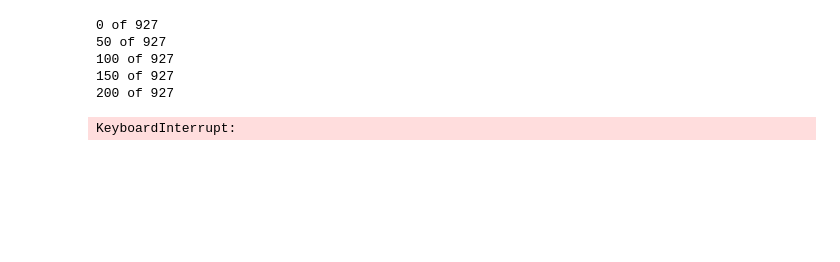
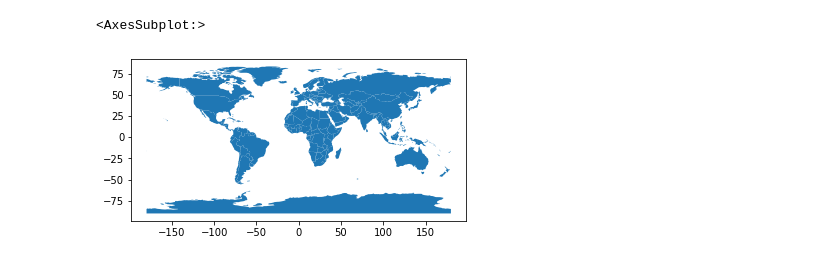
Before and after one commit to nicolasbeglinger/GEO871_nicibe, a Jupyter notebook: playground.ipynb, the cells around one changed output. Drawn from its saved outputs; the diff is of its cells as text; code cells hidden in the pictures; blank space fills up the shorter version.

```diff
--- a/playground.ipynb
+++ b/playground.ipynb
@@ -66,22 +23,0 @@ for i, word in enumerate(words):
-# %%
-d = {}
-len_af_matches = len(af_matches)
-
-for i, match in enumerate(af_matches):
-    if i % 50 == 0:
-        print(f"{i} of {len_af_matches}")
-    if match in set(d.keys()):
-        d[match]["count"] += 1
-    else:
-        d[match] = {
-            "count": 1,
-            "lat": df.loc[df['name'] == match].reset_index().at[0, "latitude"],
-            "lon": df.loc[df['name'] == match].reset_index().at[0, "longitude"]
-        }
-# %% [output]
-0 of 927
-50 of 927
-100 of 927
-150 of 927
-200 of 927
-KeyboardInterrupt:
@@ -103,3 +33,10 @@ cx.add_basemap(
     # zoom=8,
     # source=cx.providers.Stamen.Watercolor
 plt.show()
+# %%
+world = gpd.read_file(gpd.datasets.get_path('naturalearth_lowres'))
+world.head()
+world.plot()
+# %% [output]
+<AxesSubplot:>
+[figure, added]
```
Also changed, not shown: parts of 8 cells of this notebook, 1 other file.
